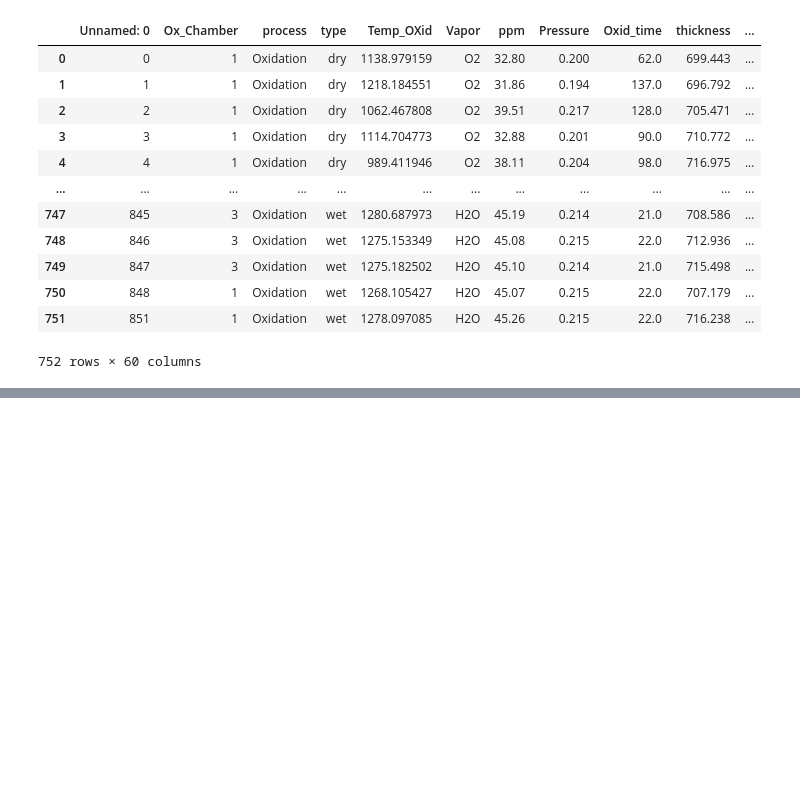
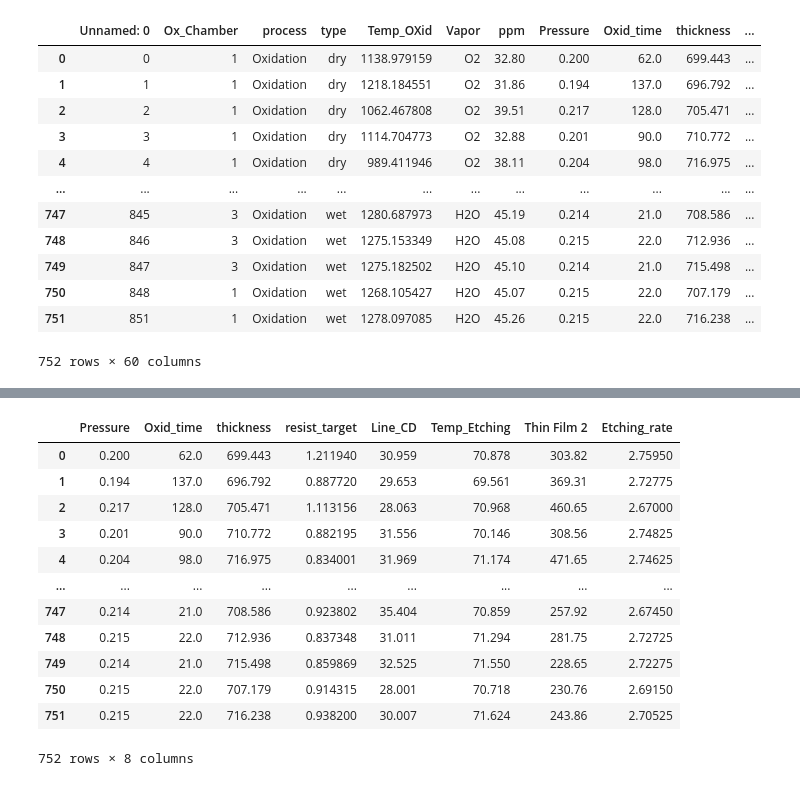
Before and after one commit to Achil7/SW_Membership_BIGDATA, a Jupyter notebook: 9주차 머신러닝/Day7_Algorithm.ipynb, the cells around one changed output, grey strips where cells are left out. Saved outputs shown, nothing was run; the diff lists cells and outputs as text; code cells hidden in the pictures; blank space fills up the shorter version.

```diff
--- a/9주차 머신러닝/Day7_Algorithm.ipynb
+++ b/9주차 머신러닝/Day7_Algorithm.ipynb
@@ -601,0 +617,5 @@ target_binom의 회귀 계수는 0이다
+# %%
+df_coef_lasso = pd.DataFrame()
+df_coef_lasso['Coef'] = pipe_model['lasso'].coef_
+df_coef_lasso['Feature'] = X.columns
+df_coef_lasso
@@ -601,0 +640,19 @@ target_binom의 회귀 계수는 0이다
+# %%
+# 현재 모델의 성능이 좋다는 가정하에 feature들을 뽑아주었음
+select_feature_list = df_coef_lasso.loc[df_coef_lasso['Coef'] > 0]['Feature'].tolist()
+df7 = df6[select_feature_list]
+df7
+# %% [output]
+|  | Pressure | Oxid_time | thickness | resist_target | Line_CD | Temp_Etching | Thin Film 2 | Etching_rate |
+| 0 | 0.200 | 62.0 | 699.443 | 1.211940 | 30.959 | 70.878 | 303.82 | 2.75950 |
+| 1 | 0.194 | 137.0 | 696.792 | 0.887720 | 29.653 | 69.561 | 369.31 | 2.72775 |
+| 2 | 0.217 | 128.0 | 705.471 | 1.113156 | 28.063 | 70.968 | 460.65 | 2.67000 |
+| 3 | 0.201 | 90.0 | 710.772 | 0.882195 | 31.556 | 70.146 | 308.56 | 2.74825 |
+| 4 | 0.204 | 98.0 | 716.975 | 0.834001 | 31.969 | 71.174 | 471.65 | 2.74625 |
+| ... | ... | ... | ... | ... | ... | ... | ... | ... |
+| 747 | 0.214 | 21.0 | 708.586 | 0.923802 | 35.404 | 70.859 | 257.92 | 2.67450 |
+| 748 | 0.215 | 22.0 | 712.936 | 0.837348 | 31.011 | 71.294 | 281.75 | 2.72725 |
+| 749 | 0.214 | 21.0 | 715.498 | 0.859869 | 32.525 | 71.550 | 228.65 | 2.72275 |
+| 750 | 0.215 | 22.0 | 707.179 | 0.914315 | 28.001 | 70.718 | 230.76 | 2.69150 |
+| 751 | 0.215 | 22.0 | 716.238 | 0.938200 | 30.007 | 71.624 | 243.86 | 2.70525 |
+752 rows × 8 columns
```
Also changed, not shown: parts of 7 cells of this notebook.
